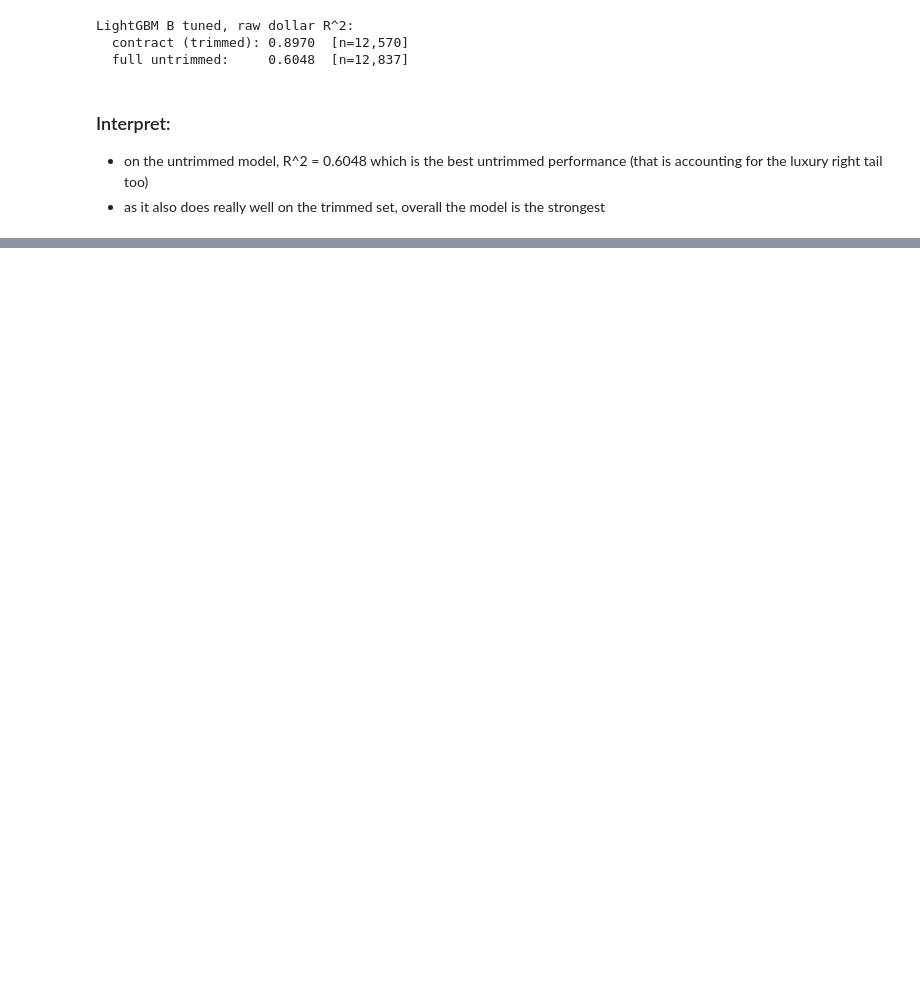
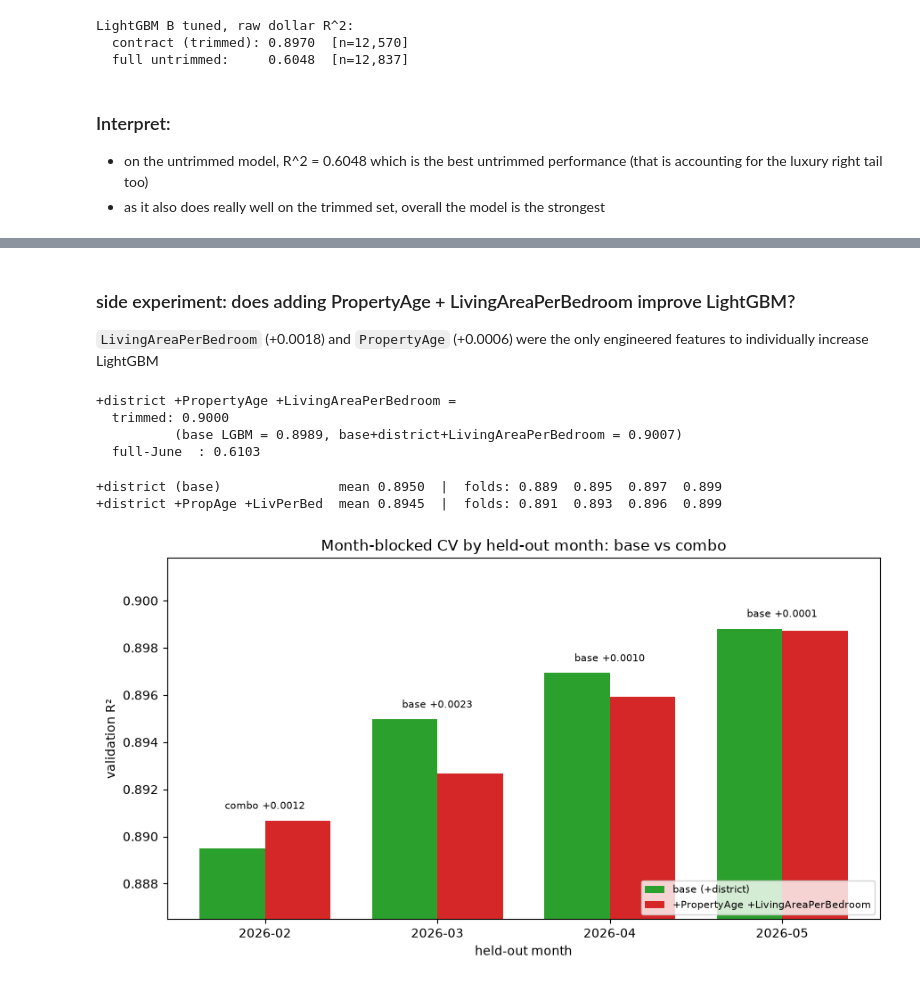
Before and after one commit to iviang/IDX-Exchange-DS-2026, a Jupyter notebook: Deliverables/Week 7/05_advanced_models.ipynb, the cells around one changed output, grey strips where cells are left out. Saved outputs shown, nothing was run; the diff lists cells and outputs as text; code cells hidden in the pictures; blank space fills up the shorter version.

```diff
--- a/Deliverables/Week 7/05_advanced_models.ipynb
+++ b/Deliverables/Week 7/05_advanced_models.ipynb
@@ -302,0 +536,72 @@ LightGBM B tuned, raw dollar R^2:
+# %% [markdown]
+### side experiment: does adding PropertyAge + LivingAreaPerBedroom improve LightGBM?
+
+`LivingAreaPerBedroom` (+0.0018) and `PropertyAge` (+0.0006) were the only engineered features to individually increase LightGBM
+# %%
+combo = og + district_cols + ["PropertyAge", "LivingAreaPerBedroom"]
+r = fit_eval(LGBMRegressor(**lgbm_cfg), use_log=False, X_tr=train_df[combo], X_te=test_df[combo])
+full = r2_score(test_df_full[TARGET], r["model"].predict(test_df_full[combo])) #untrimmed check as well
+print(f"+district +PropertyAge +LivingAreaPerBedroom =")
+print(f"  trimmed: {r['test_r2']:.4f}  \n"
+      "          (base LGBM = 0.8989, base+district+LivingAreaPerBedroom = 0.9007)")
+print(f"  full-June  : {full:.4f}")
+# %% [output]
++district +PropertyAge +LivingAreaPerBedroom =
+  trimmed: 0.9000
+          (base LGBM = 0.8989, base+district+LivingAreaPerBedroom = 0.9007)
+  full-June  : 0.6103
+# %%
+# Cross validation checks for the combo vs base feature sets
+
+order = np.argsort(train_df[DATE].to_numpy())
+base_feats  = og + district_cols
+combo_feats = og + district_cols + ["PropertyAge", "LivingAreaPerBedroom"]
+y_sorted = train_df.iloc[order][TARGET].reset_index(drop=True)
+
+for label, feats in [("+district (base)", base_feats),
+                     ("+district +PropertyAge +LivingAreaPerBedroom", combo_feats)]:
+    X_sorted = train_df.iloc[order][feats].reset_index(drop=True)
+    scores = cross_val_score(LGBMRegressor(**lgbm_cfg), X_sorted, y_sorted,
+                             cv=monthly_splits, scoring="r2", n_jobs=-1)
+    folds = "  ".join(f"{s:.3f}" for s in scores)
+    print(f"{label:30} mean {scores.mean():.4f}  |  folds: {folds}")
+# %% [output]
++district (base)               mean 0.8950  |  folds: 0.889  0.895  0.897  0.899
++district +PropAge +LivPerBed  mean 0.8945  |  folds: 0.891  0.893  0.896  0.899
+# %%
+# Per-month visualization of the district only vs combo feature sets
+
+order = np.argsort(train_df[DATE].to_numpy())
+per_sorted = train_df.iloc[order][DATE].dt.to_period("M").reset_index(drop=True)
+val_months = [str(m) for m in sorted(per_sorted.unique())[-4:]]
+
+def per_month_scores(feats):
+    Xs = train_df.iloc[order][feats].reset_index(drop=True)
+    ys = train_df.iloc[order][TARGET].reset_index(drop=True)
+    return np.array([
+        r2_score(ys.iloc[va],
+                 LGBMRegressor(**lgbm_cfg).fit(Xs.iloc[tr], ys.iloc[tr]).predict(Xs.iloc[va]))
+        for tr, va in monthly_splits
+    ])
+
+base_s  = per_month_scores(og + district_cols)
+combo_s = per_month_scores(og + district_cols + ["PropertyAge", "LivingAreaPerBedroom"])
+
+fig, ax = plt.subplots(figsize=(9, 5))
+x = np.arange(len(val_months)); w = 0.38
+ax.bar(x - w/2, base_s,  w, label="base (+district)",    color="tab:green")
+ax.bar(x + w/2, combo_s, w, label="+PropertyAge +LivingAreaPerBedroom", color="tab:red")
+
+for xi, (b, c) in enumerate(zip(base_s, combo_s)):
+    winner = "base" if b >= c else "combo"
+    ax.text(xi, max(b, c) + 0.0005, f"{winner} +{abs(b - c):.4f}", ha="center", fontsize=8)
+
+ax.set_xticks(x); ax.set_xticklabels(val_months)
+lo = min(base_s.min(), combo_s.min()); hi = max(base_s.max(), combo_s.max())
+ax.set_ylim(lo - 0.003, hi + 0.003)   # zoom into the noise band so per-month gaps are visible
+ax.set_ylabel("validation R²"); ax.set_xlabel("held-out month")
+ax.set_title("Month-blocked CV by held-out month: base vs combo")
+ax.legend(loc="lower right", fontsize=8)
+plt.tight_layout(); plt.show()
+# %% [output]
+[figure, added]
```
Also changed, not shown: parts of 23 cells of this notebook, 1 other file.
